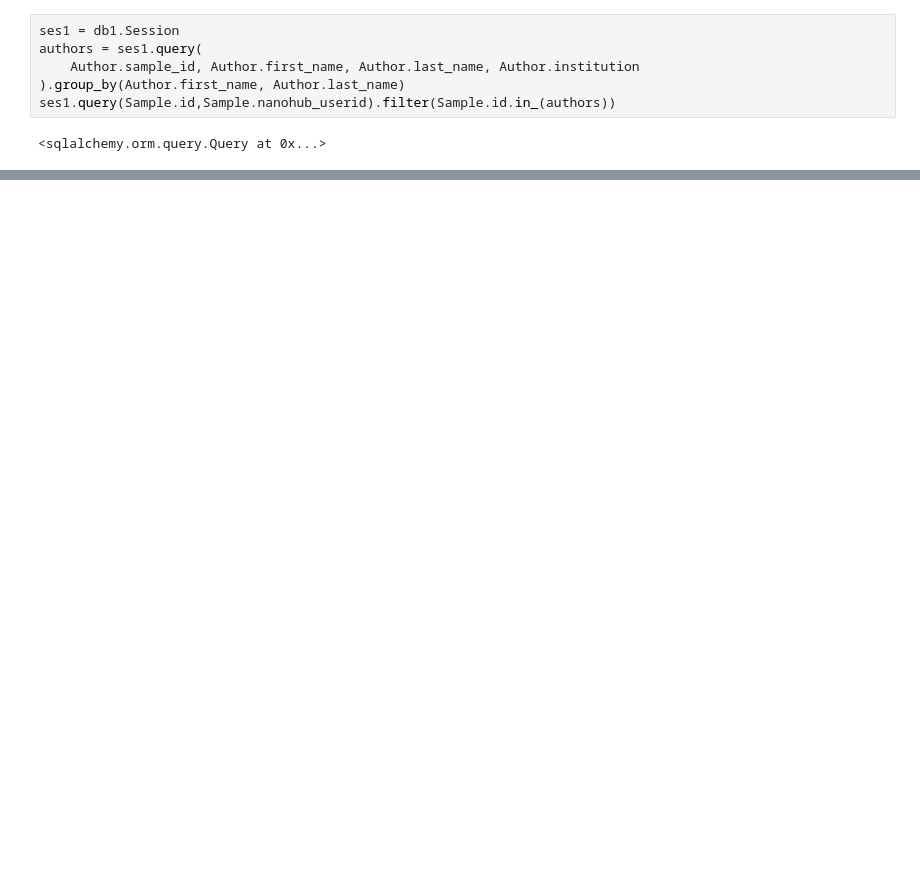
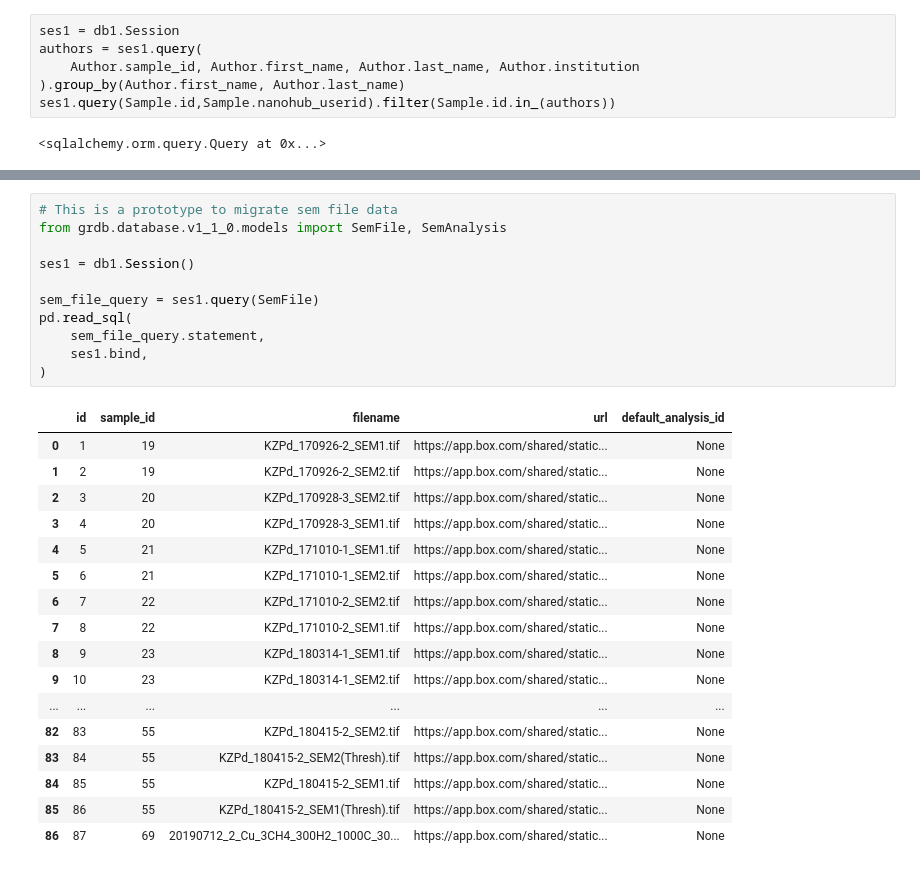
Before and after one commit to nanoMFG/GSA-Database, a Jupyter notebook: notebooks/migration-testing.ipynb, the cells around one changed output, grey strips where cells are left out. Saved outputs shown, nothing was run; the diff lists cells and outputs as text; blank space fills up the shorter version.

```diff
--- a/notebooks/migration-testing.ipynb
+++ b/notebooks/migration-testing.ipynb
@@ -187,0 +186,29 @@ name: Graphene
+# %%
+# This is a prototype to migrate sem file data
+from grdb.database.v1_1_0.models import SemFile, SemAnalysis
+
+ses1 = db1.Session()
+
+sem_file_query = ses1.query(SemFile)
+pd.read_sql(
+    sem_file_query.statement,
+    ses1.bind,
+)
+# %% [output]
+|  | id | sample_id | filename | url | default_analysis_id |
+| 0 | 1 | 19 | KZPd_170926-2_SEM1.tif | https://app.box.com/shared/static... | None |
+| 1 | 2 | 19 | KZPd_170926-2_SEM2.tif | https://app.box.com/shared/static... | None |
+| 2 | 3 | 20 | KZPd_170928-3_SEM2.tif | https://app.box.com/shared/static... | None |
+| 3 | 4 | 20 | KZPd_170928-3_SEM1.tif | https://app.box.com/shared/static... | None |
+| 4 | 5 | 21 | KZPd_171010-1_SEM1.tif | https://app.box.com/shared/static... | None |
+| 5 | 6 | 21 | KZPd_171010-1_SEM2.tif | https://app.box.com/shared/static... | None |
+| 6 | 7 | 22 | KZPd_171010-2_SEM2.tif | https://app.box.com/shared/static... | None |
+| 7 | 8 | 22 | KZPd_171010-2_SEM1.tif | https://app.box.com/shared/static... | None |
+| 8 | 9 | 23 | KZPd_180314-1_SEM1.tif | https://app.box.com/shared/static... | None |
+| 9 | 10 | 23 | KZPd_180314-1_SEM2.tif | https://app.box.com/shared/static... | None |
+| ... | ... | ... | ... | ... | ... |
+| 82 | 83 | 55 | KZPd_180415-2_SEM2.tif | https://app.box.com/shared/static... | None |
+| 83 | 84 | 55 | KZPd_180415-2_SEM2(Thresh).tif | https://app.box.com/shared/static... | None |
+| 84 | 85 | 55 | KZPd_180415-2_SEM1.tif | https://app.box.com/shared/static... | None |
+| 85 | 86 | 55 | KZPd_180415-2_SEM1(Thresh).tif | https://app.box.com/shared/static... | None |
+| 86 | 87 | 69 | 20190712_2_Cu_3CH4_300H2_1000C_30... | https://app.box.com/shared/static... | None |
```
Also changed, not shown: parts of 12 cells of this notebook, 1 other file.
